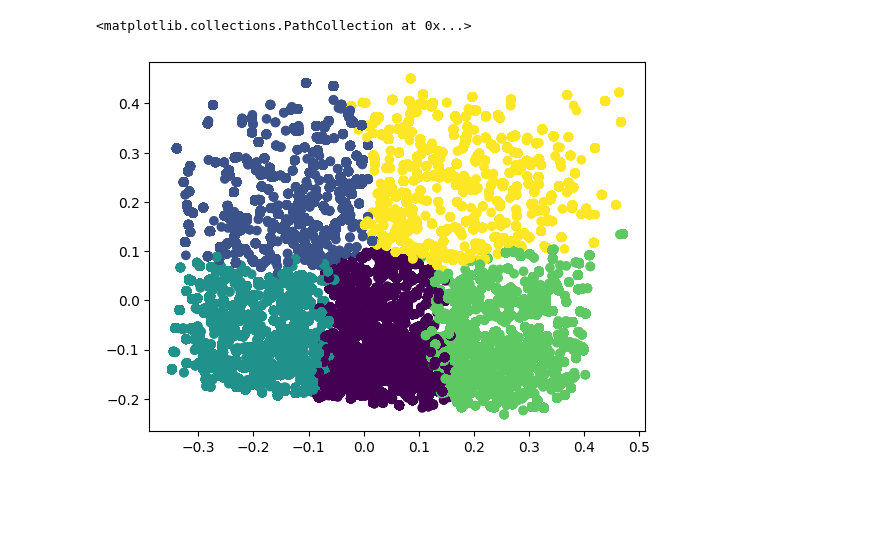
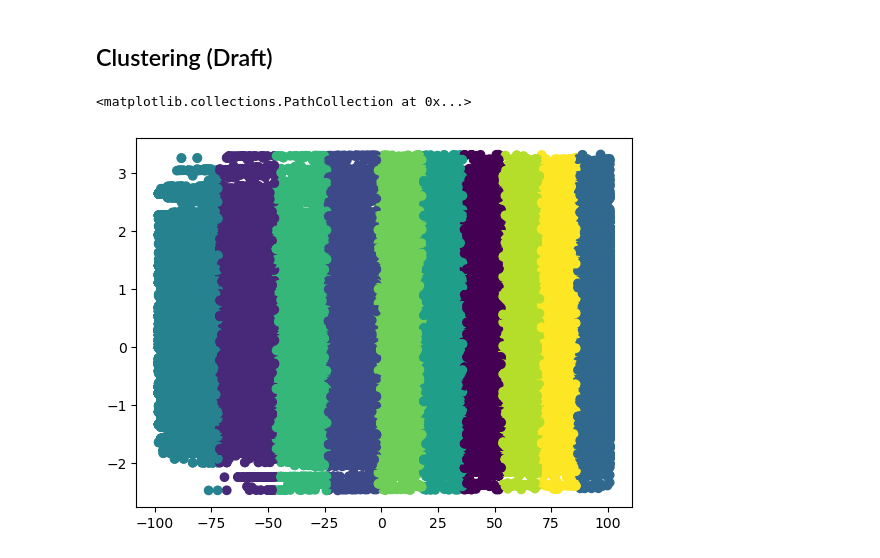
Before and after one commit to chauwat/spotify-analysist, a Jupyter notebook: vistualize.ipynb, the cells around one changed output. Cells and saved outputs as stored; diff of their text form; code cells hidden in the pictures; blank space fills up the shorter version.

```diff
--- a/vistualize.ipynb
+++ b/vistualize.ipynb
@@ -26,0 +34,4 @@ df.head()
+# %%
+df_features = df[['Danceability', 'Energy', 'Speechiness', 'Acousticness', 'Instrumentalness', 'Valence', 'Loudness', 'Month', 'Day_in_week', 'Points (Total)']].copy()
+df_main_features = df_features.drop(columns=['Month', 'Day_in_week', 'Points (Total)']).copy()
+df_main_features.describe()
@@ -63,0 +81,17 @@ df_feature_clean.describe()
+# %%
+# 1. Remove Loundness that values higher that -1000
+loundness_outlier_mask = df_main_features["Loudness"] > -1000
+df_features_clean_loudness = df_main_features[~loundness_outlier_mask].copy()
+# %%
+# 2. Remove outliers using IQR, outliers = out of this range [Q1-1.5IQR, Q3+1.5IQR]
+lower_quantile = 0.25
+upper_quantile = 0.75
+
+lower_bounds = df_features_clean_loudness.quantile(lower_quantile)
+upper_bounds = df_features_clean_loudness.quantile(upper_quantile)
+iqr15 = (upper_bounds - lower_bounds) * 1.5
+
+outliers = ((df_features_clean_loudness < (lower_bounds - iqr15)) |
+            (df_features_clean_loudness > (upper_bounds + iqr15))).any(axis=1)
+df_clean = (df_features[~loundness_outlier_mask])[~outliers].copy()
+df_clean.describe()
@@ -63,0 +108,3 @@ df_feature_clean.describe()
+# %%
+# 3. drop Instrumentalness?
+df_clean.drop(columns=['Instrumentalness'], inplace=True)
@@ -64,18 +197,23 @@ df_feature_clean.describe()
+# %% [markdown]
+## Clustering (Draft)
 # %%
-kmeans = KMeans(n_clusters=5, random_state=0, n_init="auto")
-kmeans.fit(df_feature_clean)
+df_cluster_original = df_clean.drop(columns=["Day_in_week", "Month"]).copy()
+# df_cluster_original = df_main_features.copy()
 
-df_cluster = df_feature_clean.copy()
+kmeans = KMeans(n_clusters=10, random_state=0, n_init="auto")
+kmeans.fit(df_cluster_original)
+
+df_cluster = df_cluster_original.copy()
 df_cluster['cluster'] = kmeans.labels_
 labels = kmeans.labels_
 
-pca = PCA(n_components=3)  # Reduce to 2 dimensions
-X_2d = pca.fit_transform(df_feature_clean)
+pca = PCA(n_components=4)  # Reduce to 2 dimensions
+X_2d = pca.fit_transform(df_cluster_original)
 
 plt.scatter(X_2d[:, 0], X_2d[:, 1], c=labels, cmap='viridis')
 # %% [output]
 <matplotlib.collections.PathCollection at 0x...>
-[figure, old version]
+[figure, new version]
 # %%
 fig = plt.figure(figsize=(12, 12))
 ax = fig.add_subplot(projection='3d')
```
Also changed, not shown: parts of 27 cells of this notebook.
